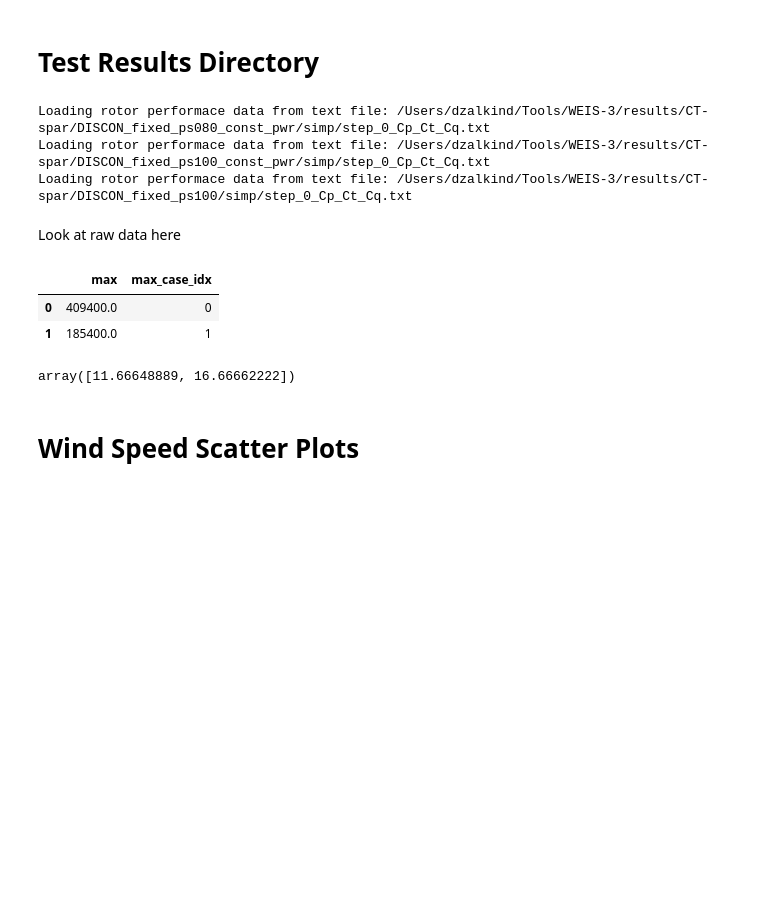
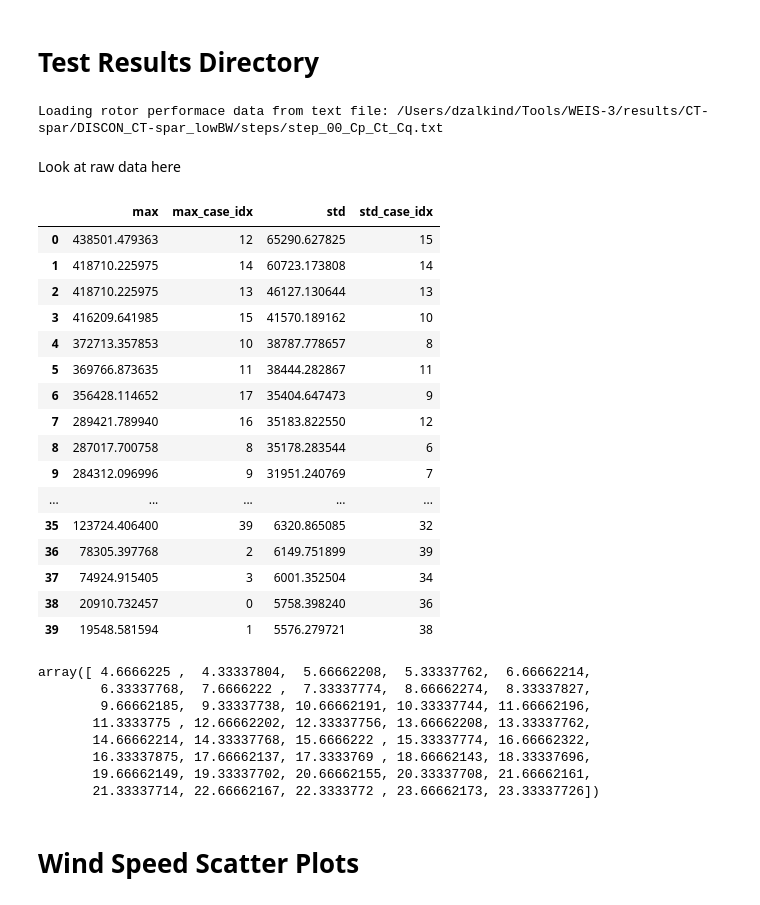
Before and after one commit to dzalkind/WEIS, a Jupyter notebook: examples/aeroelasticse/rev_DLC_CT.ipynb, the cells around one changed output. Drawn from its saved outputs; the diff is of its cells as text; code cells hidden in the pictures; blank space fills up the shorter version.

```diff
--- a/examples/aeroelasticse/rev_DLC_CT.ipynb
+++ b/examples/aeroelasticse/rev_DLC_CT.ipynb
@@ -36,9 +36,17 @@ name_base  = 'dataset1'
 #               '/Users/dzalkind/Tools/WEIS-3/results/UMaine-Fixed/DISCON_fixed_ps080/ntm',
 #              '/Users/dzalkind/Tools/WEIS-3/results/UMaine-Fixed/DISCON_fixed_ps100_const_pwr/ntm']
 
-test_dir = ['/Users/dzalkind/Tools/WEIS-3/results/CT-spar/DISCON_fixed_ps080_const_pwr/simp',
-           '/Users/dzalkind/Tools/WEIS-3/results/CT-spar/DISCON_fixed_ps100_const_pwr/simp',
-           '/Users/dzalkind/Tools/WEIS-3/results/CT-spar/DISCON_fixed_ps100/simp']
+test_dir = [
+#            '/Users/dzalkind/Tools/WEIS-3/results/CT-spar/DISCON_fixed_ps080_const_pwr/simp',
+#            '/Users/dzalkind/Tools/WEIS-3/results/CT-spar/DISCON_fixed_ps100_const_pwr/simp',
+        '/Users/dzalkind/Tools/WEIS-3/results/UMaine-Fixed/DISCON_UM-Fixed_ps100/ntm',
+        '/Users/dzalkind/Tools/WEIS-3/results/CT-spar/DISCON_CT-spar_lowBW/ntm',
+#     '/Users/dzalkind/Tools/WEIS-3/results/CT-spar/DISCON_CT-spar_lowBW/ntm(low_maxtq)'
+           ]
+
+test_dir = [
+    '/Users/dzalkind/Tools/WEIS-3/results/CT-spar/DISCON_CT-spar_lowBW/steps'
+]
 
 # name_base  = 'dataset1'
 # %%
@@ -59,17 +67,16 @@ for i, dir in enumerate(test_dir):
     fastRead[i].FAST_directory = os.path.dirname(fastFile[i])   # Path to fst directory files
     fastRead[i].execute()
 # %% [output]
-Loading rotor performace data from text file: /Users/dzalkind/Tools/WEIS-3/results/CT-spar/DISCON_fixed_ps080_const_pwr/simp/step_0_Cp_Ct_Cq.txt
-Loading rotor performace data from text file: /Users/dzalkind/Tools/WEIS-3/results/CT-spar/DISCON_fixed_ps100_const_pwr/simp/step_0_Cp_Ct_Cq.txt
-Loading rotor performace data from text file: /Users/dzalkind/Tools/WEIS-3/results/CT-spar/DISCON_fixed_ps100/simp/step_0_Cp_Ct_Cq.txt
+Loading rotor performace data from text file: /Users/dzalkind/Tools/WEIS-3/results/CT-spar/DISCON_CT-spar_lowBW/steps/step_00_Cp_Ct_Cq.txt
 # %%
 # Set up pCrunch, run if not already
-reCrunch = False
+reCrunch = True
 
 # Do stats yaml exist?
-stat_yaml_there = [os.path.exists(os.path.join(test,'pwr_crv',name_base + '_stats.yaml')) for test in test_dir]
+stat_yaml_there = [os.path.exists(os.path.join(test,'stats',name_base + '_stats.yaml')) for test in test_dir]
 
-outfiles = [[os.path.join(test, cn + '.out') for cn in cm[0].Case_Name] for test in test_dir]
+# os.path.join(test_dir,'ntm',name_base + '_stats.yaml')
+outfiles = [[os.path.join(test, cn + '.outb') for cn in cm[0].Case_Name] for test in test_dir]
 
 
 fp = [None]*len(test_dir)
@@ -83,7 +90,7 @@ for i_test, test in enumerate(test_dir):
 
         # Set some processing parameters
         fp[i_test] = Processing.FAST_Processing()
-        fp[i_test].results_dir              = os.path.join(test, 'pwr_crv')
+        fp[i_test].results_dir              = os.path.join(test, 'stats')
         fp[i_test].OpenFAST_outfile_list    = outfiles[i_test]
         fp[i_test].t0                       = 200
         fp[i_test].parallel_analysis        = True
@@ -96,6 +103,7 @@ for i_test, test in enumerate(test_dir):
         fp[i_test].save_SummaryStats        = True
 
         fp[i_test].ranking_vars.append(['GenPwr']), fp[i_test].ranking_stats.append('max')
+        fp[i_test].ranking_vars.append(['GenPwr']), fp[i_test].ranking_stats.append('min')
         fp[i_test].ranking_vars.append(['TwrBsMyt']), fp[i_test].ranking_stats.append('max')
         fp[i_test].ranking_vars.append(['TwrBsMyt']), fp[i_test].ranking_stats.append('std')
         fp[i_test].ranking_vars.append(['TwrBsMxt']), fp[i_test].ranking_stats.append('max')
@@ -105,8 +113,8 @@ for i_test, test in enumerate(test_dir):
         stats[i_test], load_rankings[i_test] = fp[i_test].batch_processing()
 
     # re-load to get rid of dataset
-    stats[i_test] = FileTools.load_yaml(os.path.join(os.path.join(test, 'pwr_crv'),name_base+'_stats.yaml'), package=1)
-    load_rankings[i_test] = FileTools.load_yaml(os.path.join(os.path.join(test, 'pwr_crv'),name_base+'_LoadRanking.yaml'), package=1)
+    stats[i_test] = FileTools.load_yaml(os.path.join(os.path.join(test, 'stats'),name_base+'_stats.yaml'), package=1)
+    load_rankings[i_test] = FileTools.load_yaml(os.path.join(os.path.join(test, 'stats'),name_base+'_LoadRanking.yaml'), package=1)
 
     # Turn into dataframe
     st[i_test] = pdTools.dict2df(stats[i_test])
@@ -128,32 +136,46 @@ Look at raw data here
 # %%
 
 # lr.columns
 
 # len(stats)
 
 # st.dataset0.GenPwr
 # st['meta']
 
 # st = [st_i['dataset_0'] for st_i in st]
 
-lr[0]['TwrBsMyt']
+lr[0]['TwrBsMyt'].head(40)
 # st1.columns
 # outfiles
 # [st['dataset_'+str(i),load,val] for i in range(0,len(test_dir))]
 
 # st['dataset_3','TwrBsMyt','DEL']
 
 # cm['Case_Name']
 # %% [output]
-|  | max | max_case_idx |
-| 0 | 409400.0 | 0 |
-| 1 | 185400.0 | 1 |
+|  | max | max_case_idx | std | std_case_idx |
+| 0 | 438501.479363 | 12 | 65290.627825 | 15 |
+| 1 | 418710.225975 | 14 | 60723.173808 | 14 |
+| 2 | 418710.225975 | 13 | 46127.130644 | 13 |
+| 3 | 416209.641985 | 15 | 41570.189162 | 10 |
+| 4 | 372713.357853 | 10 | 38787.778657 | 8 |
+| 5 | 369766.873635 | 11 | 38444.282867 | 11 |
+| 6 | 356428.114652 | 17 | 35404.647473 | 9 |
+| 7 | 289421.789940 | 16 | 35183.822550 | 12 |
+| 8 | 287017.700758 | 8 | 35178.283544 | 6 |
+| 9 | 284312.096996 | 9 | 31951.240769 | 7 |
+| ... | ... | ... | ... | ... |
+| 35 | 123724.406400 | 39 | 6320.865085 | 32 |
+| 36 | 78305.397768 | 2 | 6149.751899 | 39 |
+| 37 | 74924.915405 | 3 | 6001.352504 | 34 |
+| 38 | 20910.732457 | 0 | 5758.398240 | 36 |
+| 39 | 19548.581594 | 1 | 5576.279721 | 38 |
 # %%
 # windspeeds, seed, IECtype, cm_wind = Processing.get_windspeeds(cm0, return_df=True)
 
 windspeeds = [st_i['Wind1VelX']['mean'].to_numpy() for st_i in st]
 
-windspeeds[1]
+windspeeds[0]
 # pp = Analysis.Power_Production()
 # Vavg = 10   # Average wind speed of site
 # Vrange = [2,26] # Range of wind speeds being considered
@@ -172,7 +194,14 @@ windspeeds[1]
 
 # unique_wind_speeds = np.unique(np.array(windspeeds)[indAEP])
 # %% [output]
-array([11.66648889, 16.66662222])
+array([ 4.6666225 ,  4.33337804,  5.66662208,  5.33337762,  6.66662214,
+        6.33337768,  7.6666222 ,  7.33337774,  8.66662274,  8.33337827,
+        9.66662185,  9.33337738, 10.66662191, 10.33337744, 11.66662196,
+       11.3333775 , 12.66662202, 12.33337756, 13.66662208, 13.33337762,
+       14.66662214, 14.33337768, 15.6666222 , 15.33337774, 16.66662322,
+       16.33337875, 17.66662137, 17.3333769 , 18.66662143, 18.33337696,
+       19.66662149, 19.33337702, 20.66662155, 20.33337708, 21.66662161,
+       21.33337714, 22.66662167, 22.3333772 , 23.66662173, 23.33337726])
 # %% [markdown]
 # Wind Speed Scatter Plots
 # %%
```
Also changed, not shown: parts of 4 cells of this notebook, 1 other file.
